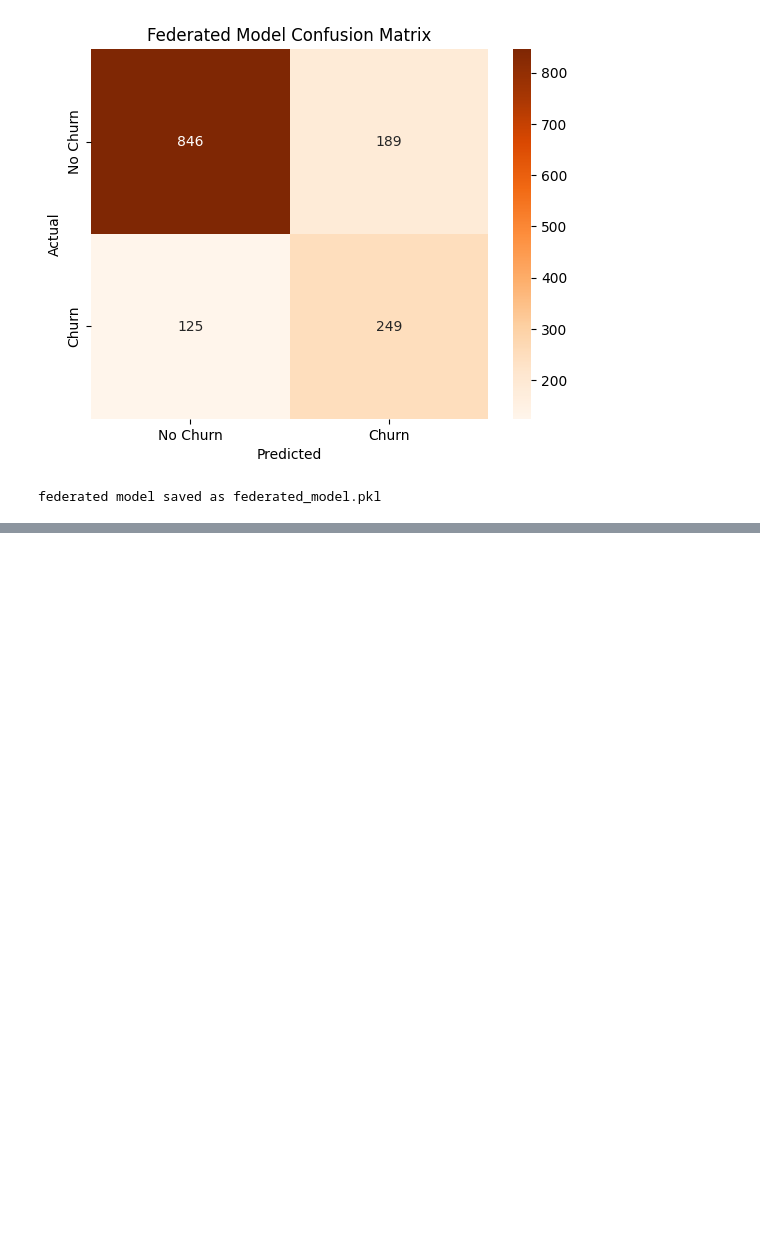
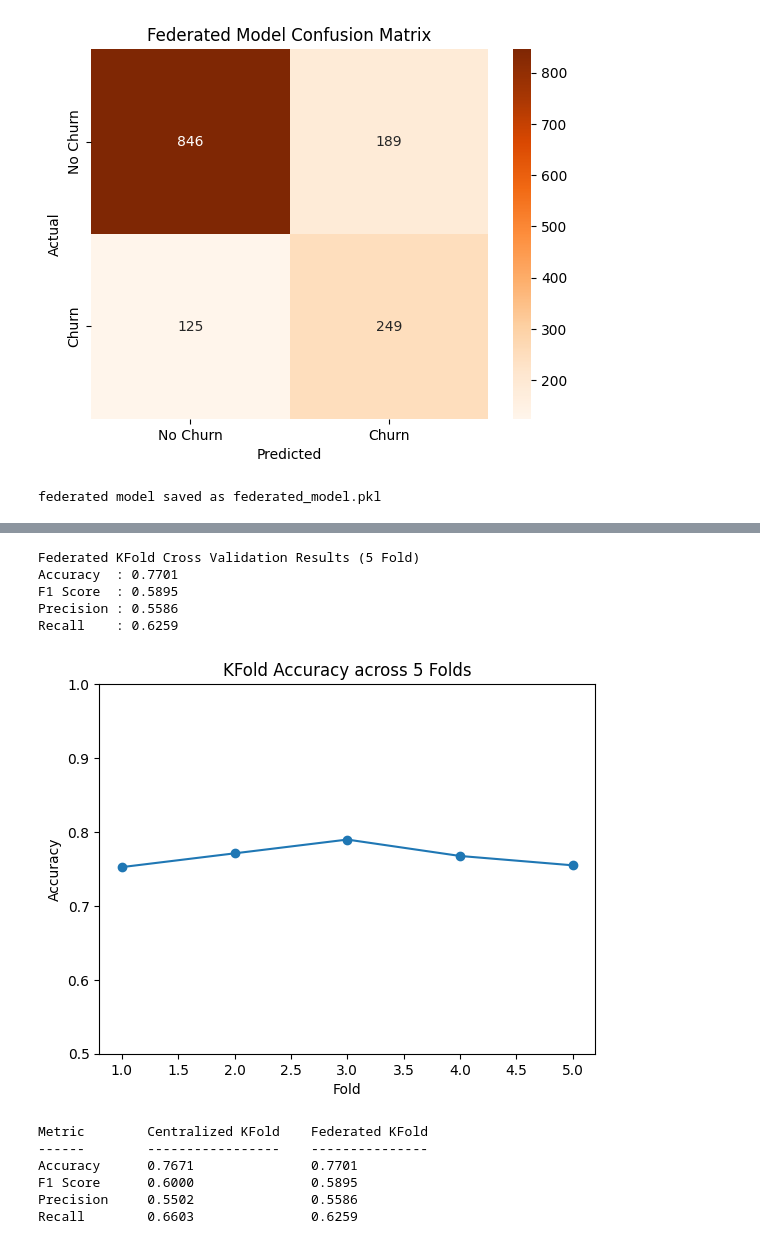
Before and after one commit to navaneethakannanindia7/Privacy-Preserving-Customer-churn-Prediction-using-Federated-Learning-on-distributed-Data, a Jupyter notebook: final.ipynb, the cells around one changed output, grey strips where cells are left out. Saved outputs shown, nothing was run; the diff lists cells and outputs as text; code cells hidden in the pictures; blank space fills up the shorter version.

```diff
--- a/final.ipynb
+++ b/final.ipynb
@@ -382,0 +431,69 @@ plt.show()
+# %%
+from sklearn.model_selection import KFold, cross_val_score
+
+# kfold cross validation on each client separately
+kf = KFold(n_splits=5, shuffle=True, random_state=42)
+
+kfold_client_model = XGBClassifier(n_estimators=300, max_depth=6, learning_rate=0.05,
+                                    scale_pos_weight=ratio, subsample=0.8,
+                                    colsample_bytree=0.8, eval_metric='logloss', random_state=42)
+
+# client 1 kfold
+c1_accuracy  = cross_val_score(kfold_client_model, X_client1, y_client1, cv=kf, scoring='accuracy')
+c1_f1        = cross_val_score(kfold_client_model, X_client1, y_client1, cv=kf, scoring='f1')
+c1_precision = cross_val_score(kfold_client_model, X_client1, y_client1, cv=kf, scoring='precision')
+c1_recall    = cross_val_score(kfold_client_model, X_client1, y_client1, cv=kf, scoring='recall')
+
+# client 2 kfold
+c2_accuracy  = cross_val_score(kfold_client_model, X_client2, y_client2, cv=kf, scoring='accuracy')
+c2_f1        = cross_val_score(kfold_client_model, X_client2, y_client2, cv=kf, scoring='f1')
+c2_precision = cross_val_score(kfold_client_model, X_client2, y_client2, cv=kf, scoring='precision')
+c2_recall    = cross_val_score(kfold_client_model, X_client2, y_client2, cv=kf, scoring='recall')
+
+# client 3 kfold
+c3_accuracy  = cross_val_score(kfold_client_model, X_client3, y_client3, cv=kf, scoring='accuracy')
+c3_f1        = cross_val_score(kfold_client_model, X_client3, y_client3, cv=kf, scoring='f1')
+c3_precision = cross_val_score(kfold_client_model, X_client3, y_client3, cv=kf, scoring='precision')
+c3_recall    = cross_val_score(kfold_client_model, X_client3, y_client3, cv=kf, scoring='recall')
+
+# average across all 3 clients (fedavg on kfold scores)
+fed_accuracy  = (c1_accuracy.mean()  + c2_accuracy.mean()  + c3_accuracy.mean())  / 3
+fed_f1        = (c1_f1.mean()        + c2_f1.mean()        + c3_f1.mean())        / 3
+fed_precision = (c1_precision.mean() + c2_precision.mean() + c3_precision.mean()) / 3
+fed_recall    = (c1_recall.mean()    + c2_recall.mean()    + c3_recall.mean())    / 3
+
+print("Federated KFold Cross Validation Results (5 Fold)")
+print("Accuracy  :", round(fed_accuracy, 4))
+print("F1 Score  :", round(fed_f1, 4))
+print("Precision :", round(fed_precision, 4))
+print("Recall    :", round(fed_recall, 4))
+# %% [output]
+Federated KFold Cross Validation Results (5 Fold)
+Accuracy  : 0.7701
+F1 Score  : 0.5895
+Precision : 0.5586
+Recall    : 0.6259
+# %%
+plt.plot(range(1, 6), accuracy_scores, marker='o')
+plt.title('KFold Accuracy across 5 Folds')
+plt.xlabel('Fold')
+plt.ylabel('Accuracy')
+plt.ylim(0.5, 1.0)
+plt.show()
+# %% [output]
+[figure, added]
+# %%
+# compare centralized kfold vs federated kfold
+print("Metric        Centralized KFold    Federated KFold")
+print("------        -----------------    ---------------")
+print(f"Accuracy      {accuracy_scores.mean():.4f}               {fed_accuracy:.4f}")
+print(f"F1 Score      {f1_scores.mean():.4f}               {fed_f1:.4f}")
+print(f"Precision     {precision_scores.mean():.4f}               {fed_precision:.4f}")
+print(f"Recall        {recall_scores.mean():.4f}               {fed_recall:.4f}")
+# %% [output]
+Metric        Centralized KFold    Federated KFold
+------        -----------------    ---------------
+Accuracy      0.7671               0.7701
+F1 Score      0.6000               0.5895
+Precision     0.5502               0.5586
+Recall        0.6603               0.6259
```
Also changed, not shown: parts of 16 cells of this notebook.
